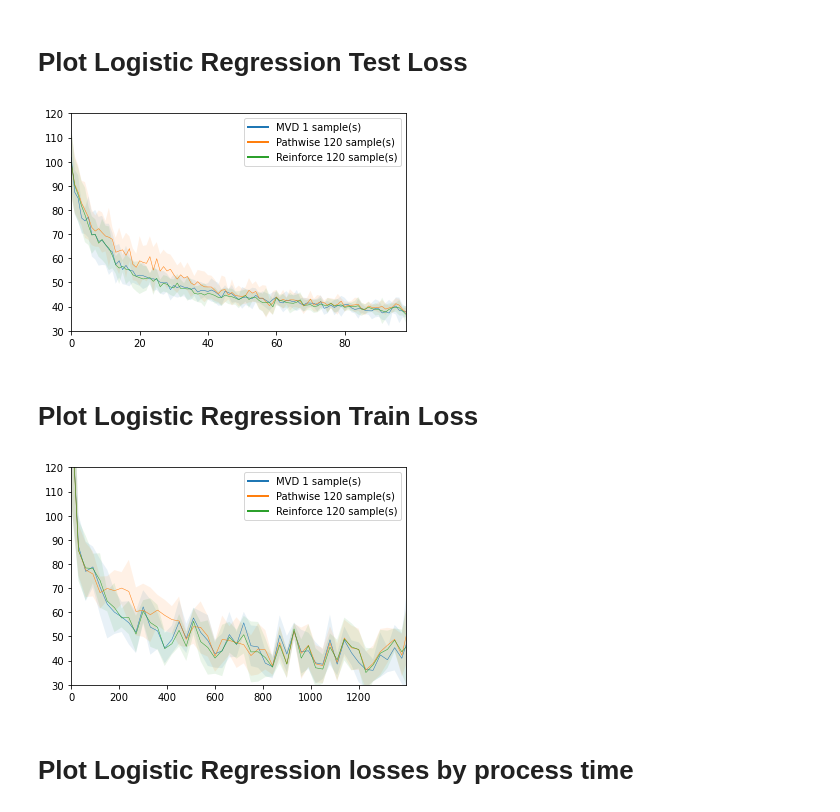
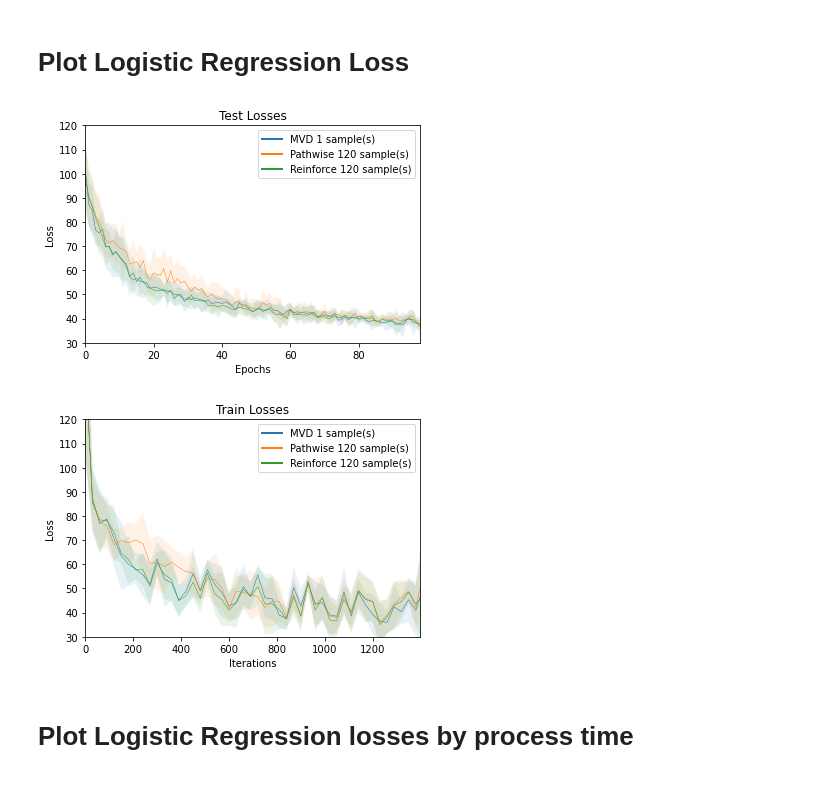
Before and after one commit to M8is/master-thesis-code, a Jupyter notebook: notebooks/plot-log-reg.ipynb, the cells around one changed output. Saved outputs shown, nothing was run; the diff lists cells and outputs as text; code cells hidden in the pictures.

```diff
--- a/notebooks/plot-log-reg.ipynb
+++ b/notebooks/plot-log-reg.ipynb
@@ -18,35 +18,36 @@ losses_label = '$mc_estimator$ $sample_size$ sample(s)'
 
 logreg_results = load_meta_infos(Path('results', 'logreg', 'cancer'))
 # %% [markdown]
-# Plot Logistic Regression Test Loss
+# Plot Logistic Regression Loss
 # %%
 test_losses = defaultdict(list)
 for k, v in collect_by(logreg_results, 'mc_estimator', 'sample_size').items():
     for meta in v:
         test_losses[k].append((meta, TensorHolder.load(meta['results_dir'], 'test_loss')))
 test_losses.default_factory = None
 
 step_size = 1
 max_len = 0
 for run in test_losses.values():
     meta, _ = run[0]
     losses = []
     for meta, loss in run:
         losses.append(loss.data.numpy().flatten())
     indices, losses = step_with_end(np.array(losses), step_size)
     plot(losses.mean(axis=0), losses.std(axis=0), losses_label, meta, xspace=indices)
     max_len = max(max_len, indices[-1])
 
 plt.xlim(0, max_len-1)
 plt.ylim(30, 120)
 
 legend()
+plt.title("Test Losses")
+plt.xlabel("Epochs")
+plt.ylabel("Loss")
 plt.savefig(plot_dir / f'logreg_test_losses.pdf')
 plt.show()
 # %% [output]
-[figure, old version]
+[figure, new version]
-# %% [markdown]
-# Plot Logistic Regression Train Loss
 # %%
 test_losses = defaultdict(list)
 for k, v in collect_by(logreg_results, 'mc_estimator', 'sample_size').items():
@@ -69,10 +70,13 @@ plt.xlim(0, max_len-1)
 plt.ylim(30, 120)
 
 legend()
+plt.title("Train Losses")
+plt.xlabel("Iterations")
+plt.ylabel("Loss")
 plt.savefig(plot_dir / f'logreg_train_losses.pdf')
 plt.show()
 # %% [output]
-[figure, old version]
+[figure, new version]
 # %% [markdown]
 # Plot Logistic Regression losses by process time
 # %%
```
Also changed, not shown: parts of 2 cells of this notebook, 1 other file.
